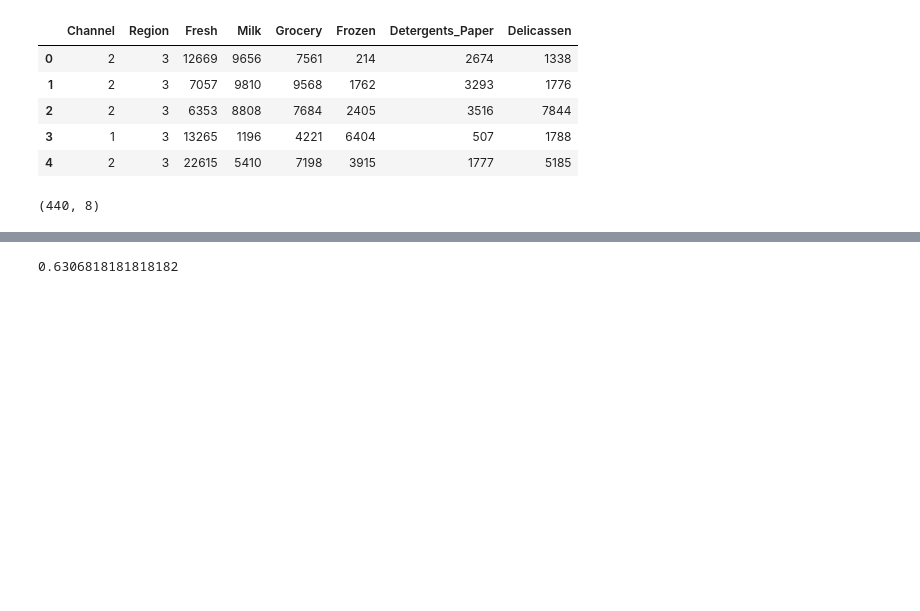
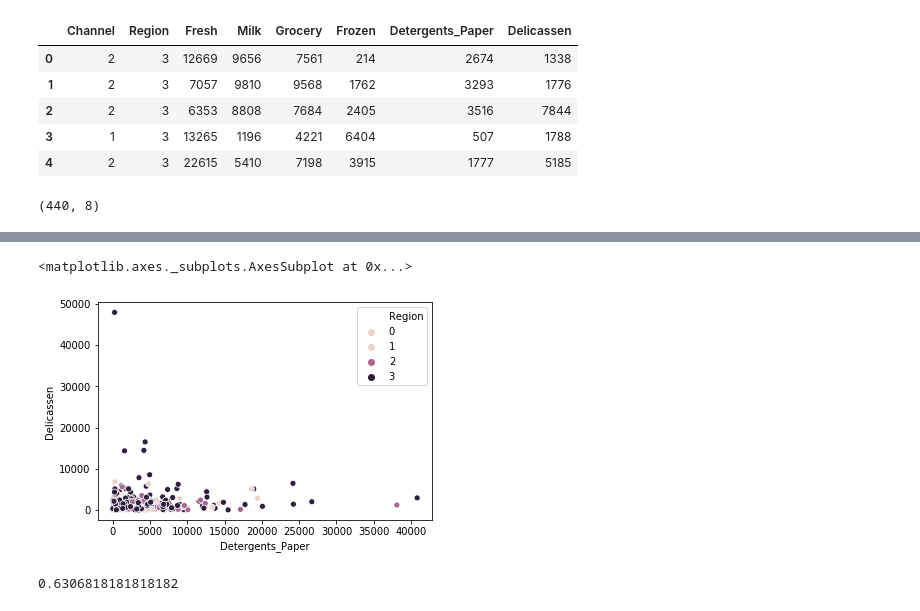
Before and after one commit to anmol0720/Working-on-KNN-algorithm, a Jupyter notebook: Mini_Project.ipynb, the cells around one changed output, grey strips where cells are left out. Cells and saved outputs as stored; diff of their text form; code cells hidden in the pictures; blank space fills up the shorter version.

```diff
--- a/Mini_Project.ipynb
+++ b/Mini_Project.ipynb
@@ -21,3 +31,8 @@ df.shape
+# %%
+sns.scatterplot(x=df['Detergents_Paper'],y=df['Delicassen'],hue=df['Region'])
+# %% [output]
+<matplotlib.axes._subplots.AxesSubplot at 0x...>
+[figure, added]
 # %%
 from sklearn.model_selection import train_test_split
 x=np.asarray(df.iloc[:,2:])
```
Also changed, not shown: parts of 7 cells of this notebook.
